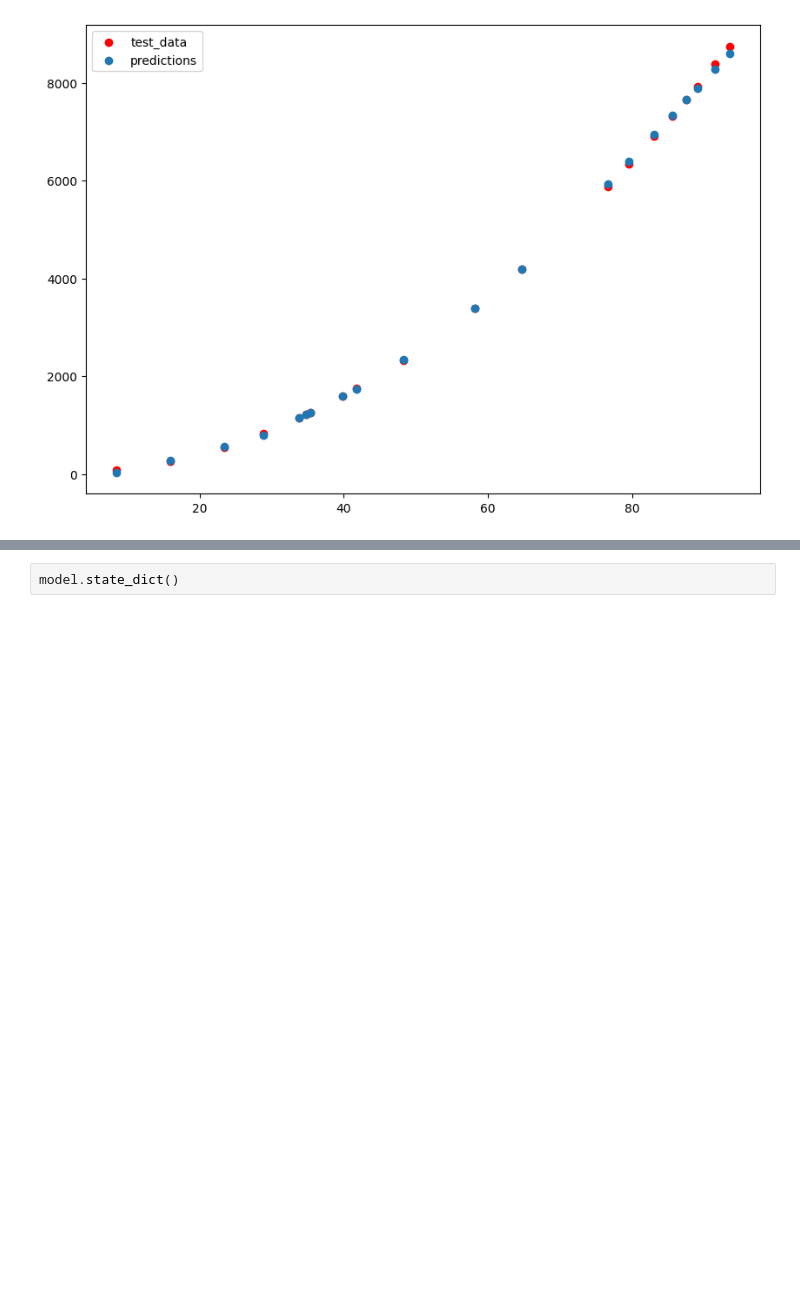
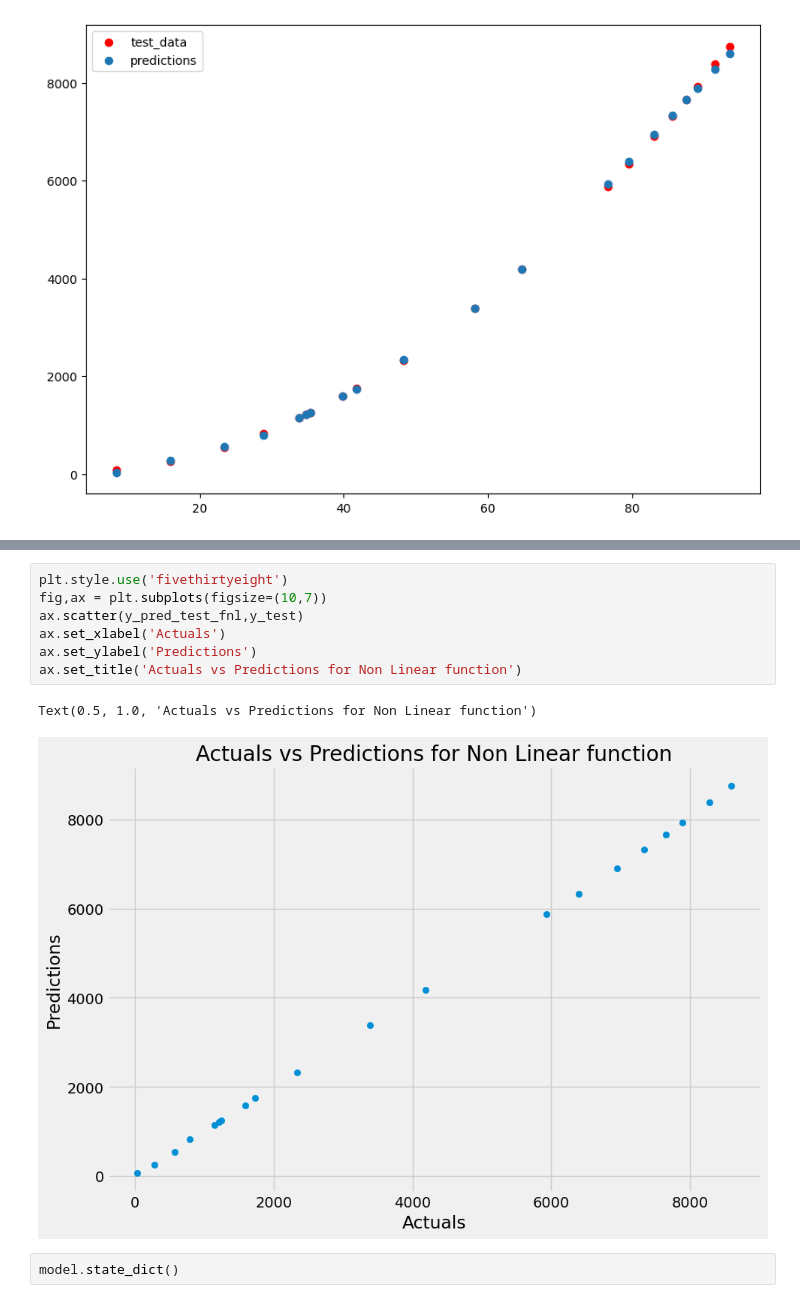
Before and after one commit to gmehra123/data_science, a Jupyter notebook: Testing_notebook.ipynb, the cells around one changed output, grey strips where cells are left out. Saved outputs shown, nothing was run; the diff lists cells and outputs as text; blank space fills up the shorter version.

Commit message:
Adding a actuals vs predictions plot

```diff
--- a/Testing_notebook.ipynb
+++ b/Testing_notebook.ipynb
@@ -177,3 +157,13 @@ def plot_data(training_data =X_train,
+# %%
+plt.style.use('fivethirtyeight')
+fig,ax = plt.subplots(figsize=(10,7))
+ax.scatter(y_pred_test_fnl,y_test)
+ax.set_xlabel('Actuals')
+ax.set_ylabel('Predictions')
+ax.set_title('Actuals vs Predictions for Non Linear function')
+# %% [output]
+Text(0.5, 1.0, 'Actuals vs Predictions for Non Linear function')
+[figure, added]
 # %%
 model.state_dict()
 # %% [output]
```
Also changed, not shown: parts of 2 cells of this notebook.
